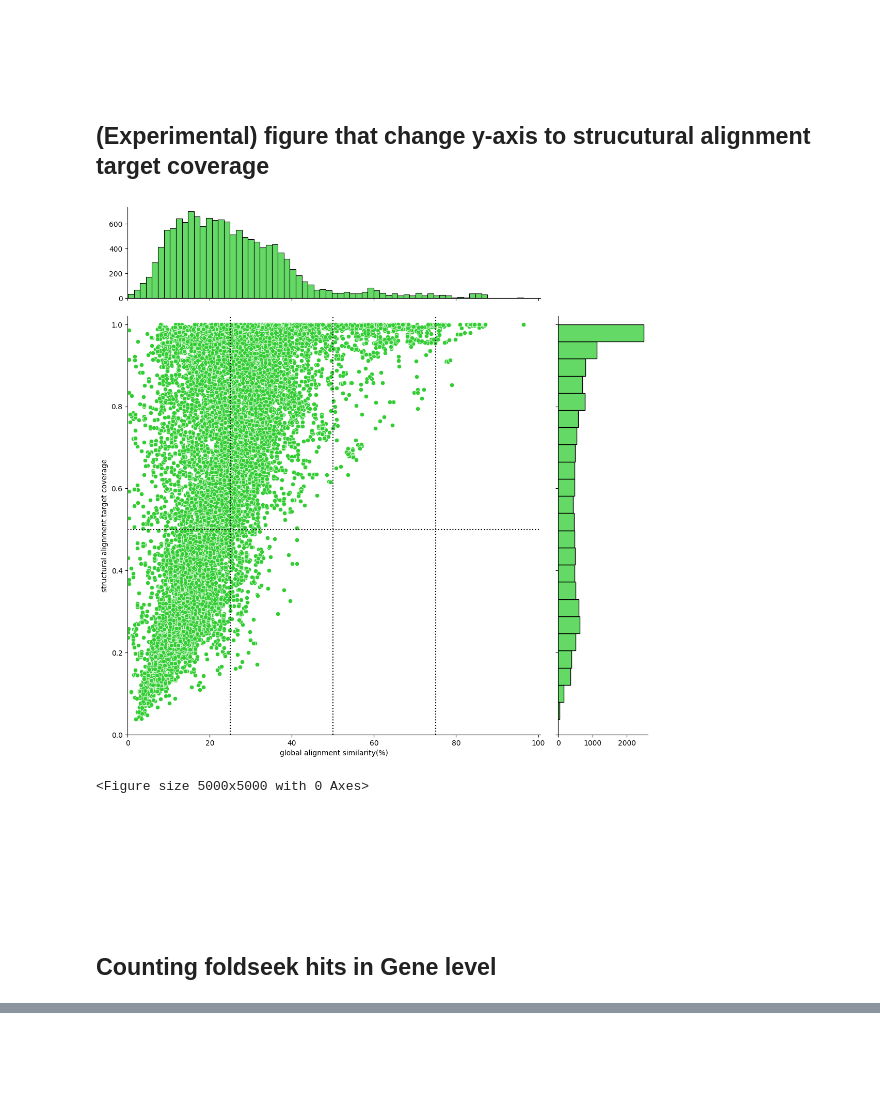
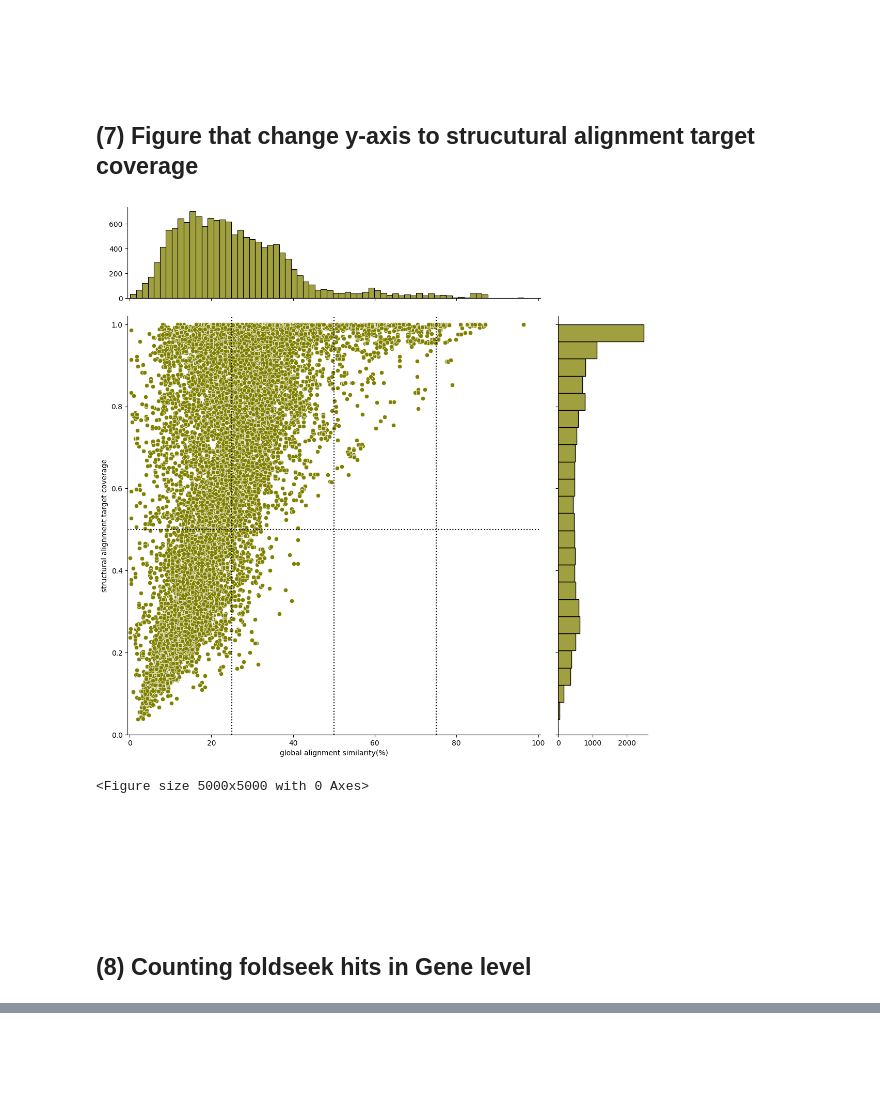
Before and after one commit to yonesora56/HS_rice_analysis, a Jupyter notebook: notebooks/13_foldseek_result_parse_2_up.ipynb, the cells around one changed output, grey strips where cells are left out. Drawn from its saved outputs; the diff is of its cells as text; code cells hidden in the pictures.

Commit message:
update foldseek result parse process notebook

```diff
--- a/notebooks/13_foldseek_result_parse_2_up.ipynb
+++ b/notebooks/13_foldseek_result_parse_2_up.ipynb
@@ -9,7 +12,7 @@ import seaborn as sns # type: ignore
 from upsetplot import UpSet, from_contents # type: ignore
 # %%
 pl.Config.set_fmt_str_lengths(25)
-pl.Config.set_tbl_rows(25)
+pl.Config.set_tbl_rows(6)
 
 VERSION = datetime.datetime.now().strftime("%y%m%d")
 print(f"Execute Date: {VERSION}")
@@ -418,30 +389,30 @@ plt.show()
 
 &nbsp;
 # %% [markdown]
-## (Experimental) figure that change y-axis to strucutural alignment target coverage
+## (7) Figure that change y-axis to strucutural alignment target coverage
 # %%
 sns.jointplot(
     data=foldseek_filter_viz2,
     x="Similarity_percent_needle",
     y="tcov",
-    color="limegreen",
+    color="olive",
     height=11,
     ratio=4,
     marginal_ticks=True
 )
 
-plt.xlim(0,100.5)
+plt.xlim(-0.5,100.5)
 plt.ylim(0,1.02)
 plt.xlabel("global alignment similarity(%)")
 plt.ylabel("structural alignment target coverage")
 plt.axvline(x=25, color="black", linestyle=":")
 plt.axvline(x=50, color="black", linestyle=":")
 plt.axvline(x=75, color="black", linestyle=":")
 plt.axhline(y=0.5, color="black", linestyle=":")
 plt.figure(figsize=(10, 10), dpi=500)
 plt.show()
 # %% [output]
-[figure, old version]
+[figure, new version]
 <Figure size 5000x5000 with 0 Axes>
 # %% [markdown]
 &nbsp;
@@ -450,7 +421,7 @@ plt.show()
 
 &nbsp;
 # %% [markdown]
-## Counting foldseek hits in Gene level
+## (8) Counting foldseek hits in Gene level
 # %%
 # Calculate the number of foldseek hits in gene level
 all_gene_list = pl.read_csv(
```
Also changed, not shown: parts of 62 cells of this notebook, 3 other files.
